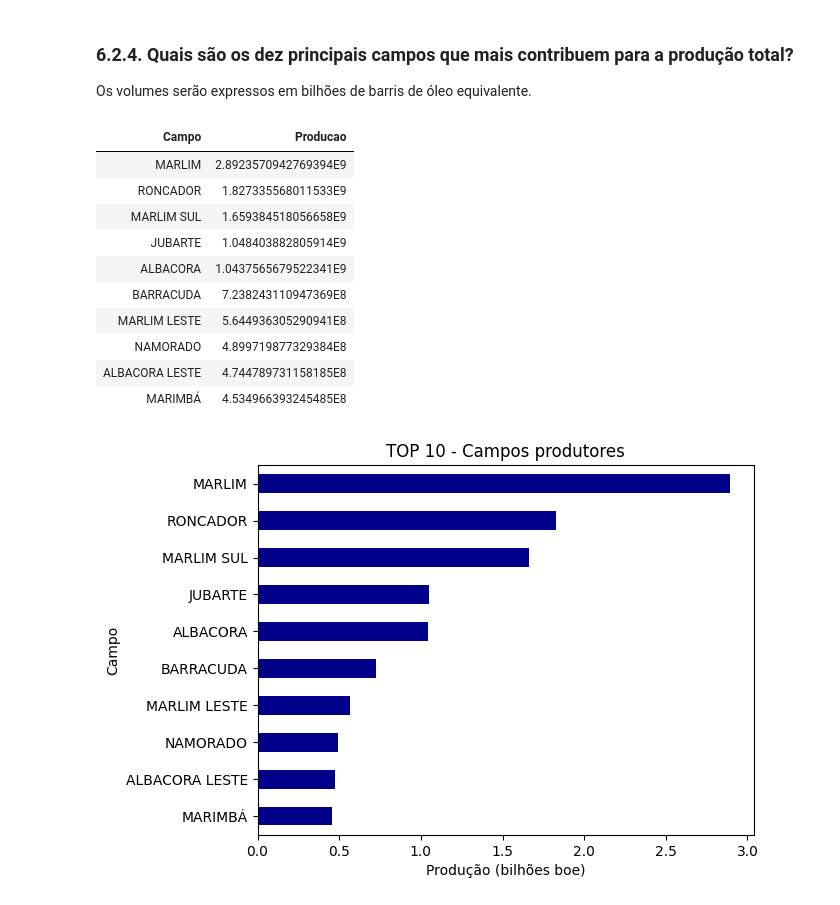
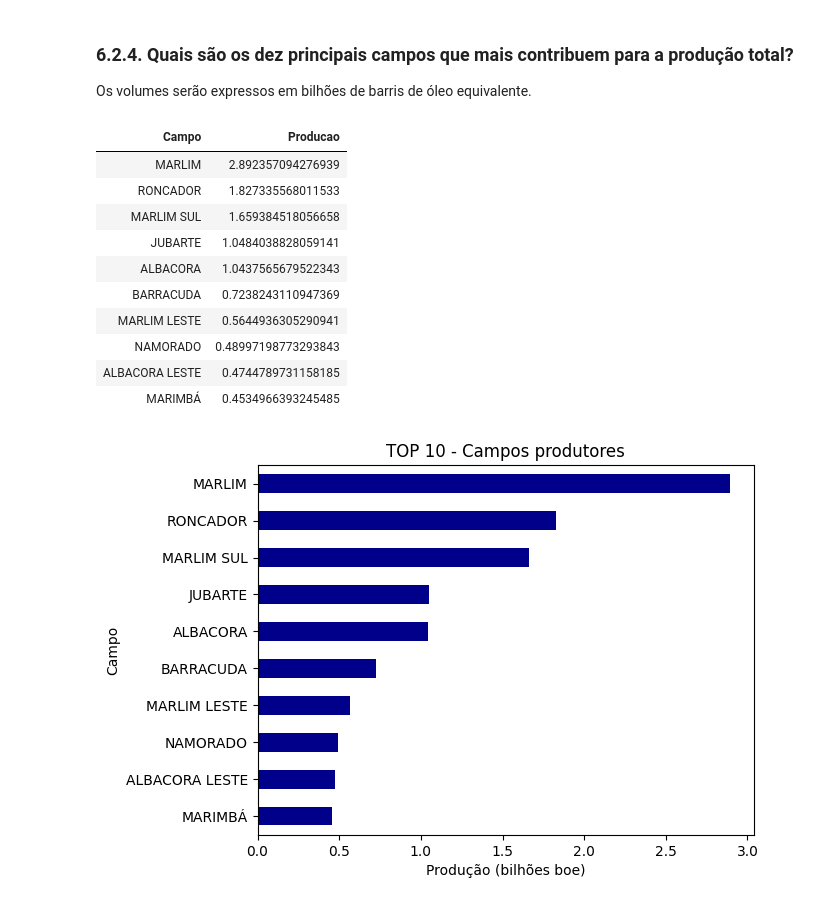
Before and after one commit to LAOLIVEIRA1972/PUC_MVP_EngenhariaDados, a Jupyter notebook: mvp_Engenharia_Dados.ipynb, the cells around one changed output. Saved outputs shown, nothing was run; the diff lists cells and outputs as text; code cells hidden in the pictures.

```diff
--- a/mvp_Engenharia_Dados.ipynb
+++ b/mvp_Engenharia_Dados.ipynb
@@ -980,26 +982,26 @@ Os volumes serão expressos em bilhões de barris de óleo equivalente.
 # %%
 %sql
 -- obtém o total produzido por campo e ordena de forma decrescente por volume produzido, considerando apenas os dez maiores
 SELECT
     camp.Campo,
-    SUM(prod.vol_producao_bbl) AS Producao
+    SUM(prod.vol_producao_bbl)/1000000000 AS Producao
 FROM mvp_producao.dados_producao.ft_producao prod
 INNER JOIN mvp_producao.dados_producao.dm_campo camp
         ON prod.id_campo = camp.id_campo
 GROUP BY camp.Campo
 ORDER BY Producao DESC
 LIMIT 10
 # %% [output]
 | Campo | Producao |
-| MARLIM | 2.8923570942769394E9 |
-| RONCADOR | 1.827335568011533E9 |
-| MARLIM SUL | 1.659384518056658E9 |
-| JUBARTE | 1.048403882805914E9 |
-| ALBACORA | 1.0437565679522341E9 |
-| BARRACUDA | 7.238243110947369E8 |
-| MARLIM LESTE | 5.644936305290941E8 |
-| NAMORADO | 4.899719877329384E8 |
-| ALBACORA LESTE | 4.744789731158185E8 |
-| MARIMBÁ | 4.534966393245485E8 |
+| MARLIM | 2.892357094276939 |
+| RONCADOR | 1.827335568011533 |
+| MARLIM SUL | 1.659384518056658 |
+| JUBARTE | 1.0484038828059141 |
+| ALBACORA | 1.0437565679522343 |
+| BARRACUDA | 0.7238243110947369 |
+| MARLIM LESTE | 0.5644936305290941 |
+| NAMORADO | 0.48997198773293843 |
+| ALBACORA LESTE | 0.4744789731158185 |
+| MARIMBÁ | 0.4534966393245485 |
 # %%
 df = _sqldf.toPandas()
```
Also changed, not shown: parts of 10 cells of this notebook.
